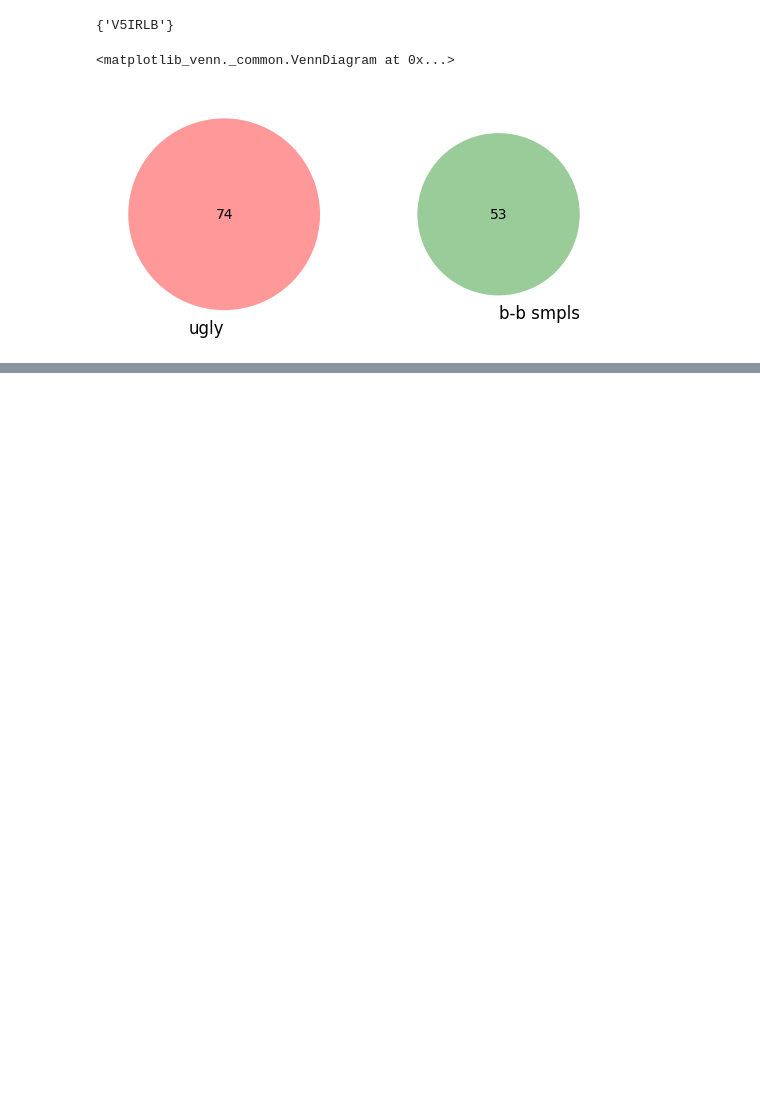
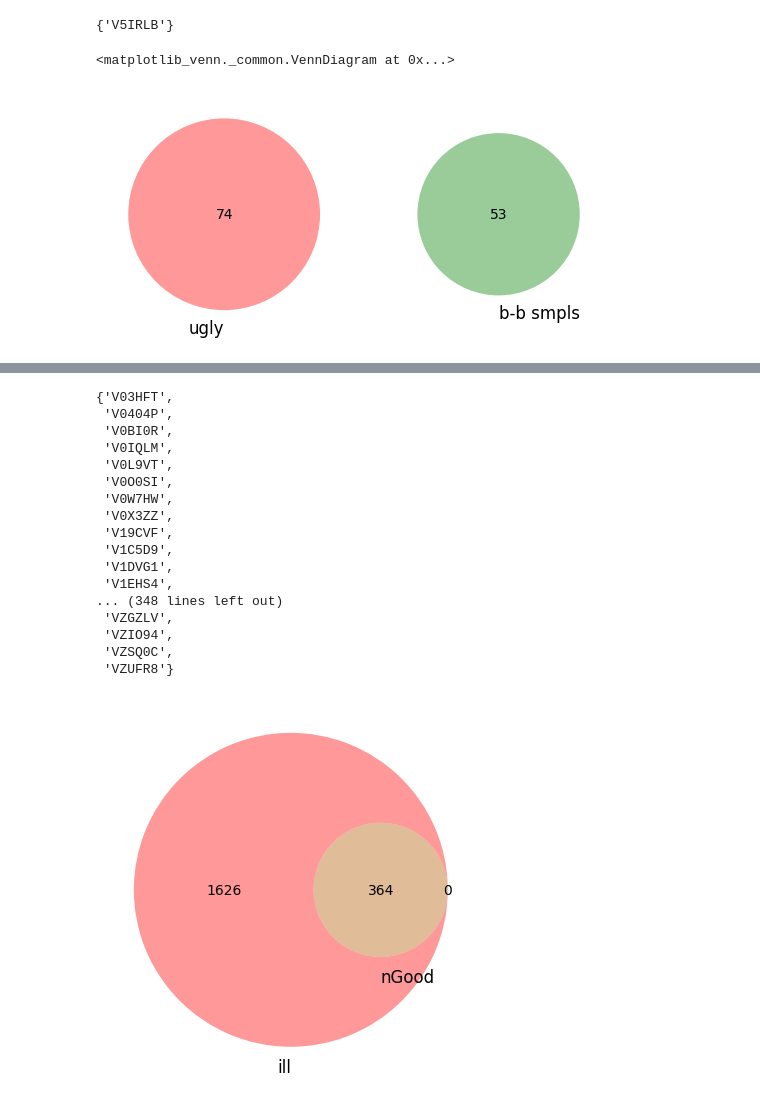
Before and after one commit to Chartiza/2024_Illumina_vs_BGI, a Jupyter notebook: step3_motus/find_absent_smpls.ipynb, the cells around one changed output, grey strips where cells are left out. Drawn from its saved outputs; the diff is of its cells as text; code cells hidden in the pictures; blank space fills up the shorter version.

```diff
--- a/step3_motus/find_absent_smpls.ipynb
+++ b/step3_motus/find_absent_smpls.ipynb
@@ -120,0 +202,22 @@ venn2([set(sw['sample']), set(bb['sample'])], ('ugly', 'b-b smpls'))
+# %%
+venn2([set(cross['sample']), set(nGood['Filename'])], ('ill', 'nGood'))
+set(cross['sample']).intersection(set(nGood['Filename']))
+# %% [output]
+{'V03HFT',
+ 'V0404P',
+ 'V0BI0R',
+ 'V0IQLM',
+ 'V0L9VT',
+ 'V0O0SI',
+ 'V0W7HW',
+ 'V0X3ZZ',
+ 'V19CVF',
+ 'V1C5D9',
+ 'V1DVG1',
+ 'V1EHS4',
+... (348 lines left out)
+ 'VZGZLV',
+ 'VZIO94',
+ 'VZSQ0C',
+ 'VZUFR8'}
+[figure, added]
```
Also changed, not shown: parts of 9 cells of this notebook, 13 other files.
